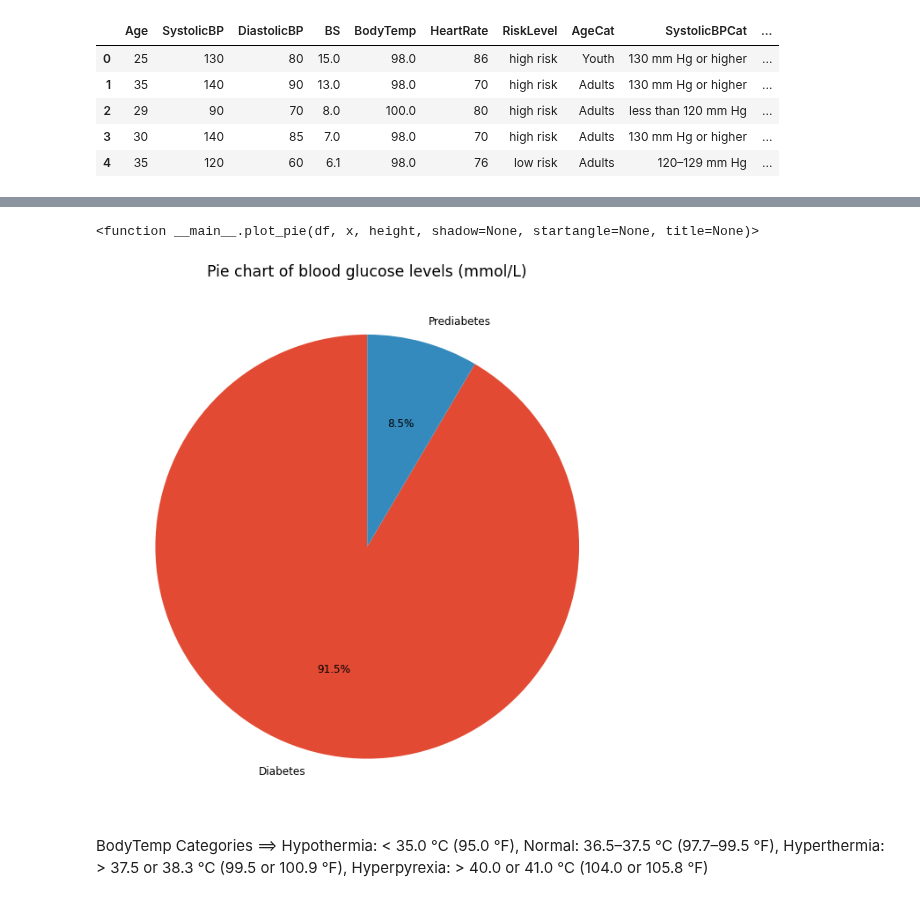
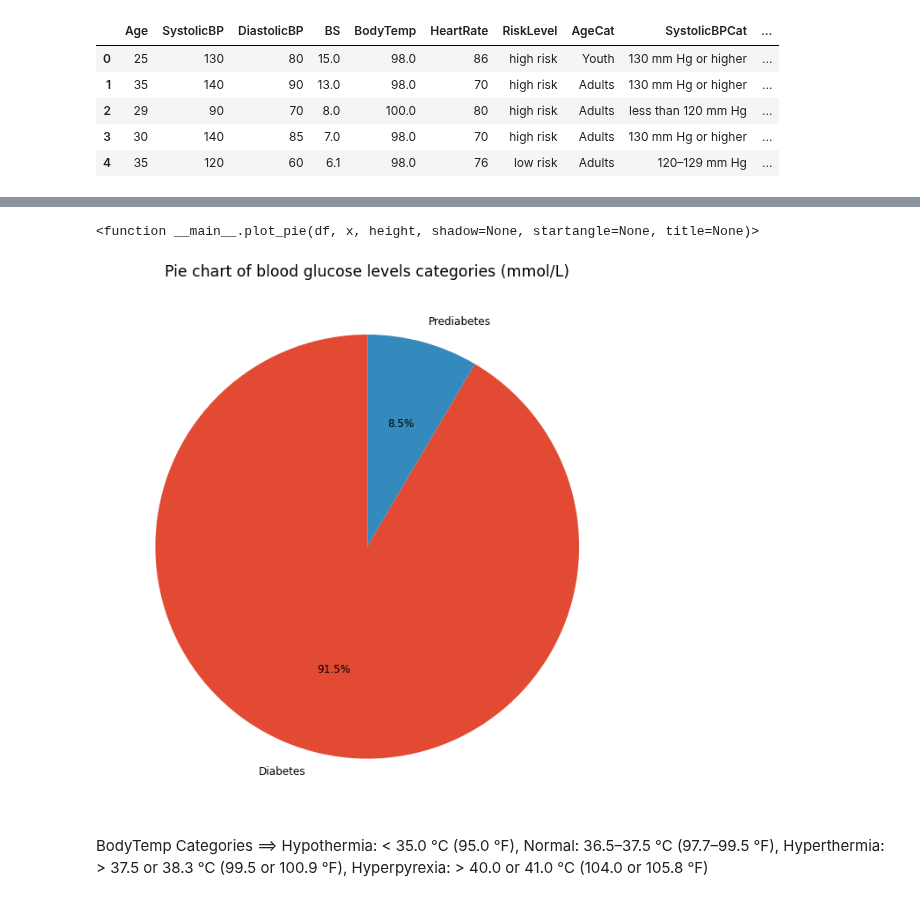
Before and after one commit to eldrigeampong/Data-Science, a Jupyter notebook: Scikit-learn/project1.ipynb, the cells around one changed output, grey strips where cells are left out. Cells and saved outputs as stored; diff of their text form; code cells hidden in the pictures.

```diff
--- a/Scikit-learn/project1.ipynb
+++ b/Scikit-learn/project1.ipynb
@@ -246,12 +246,12 @@ plot_bar(
 # %%
 plot_pie(
     df=df,
     x=df['BSCat'].value_counts().keys(), height=df['BSCat'].value_counts(normalize=True).values, startangle=90,
-    title='Pie chart of blood glucose levels (mmol/L)'
+    title='Pie chart of blood glucose levels categories (mmol/L)'
 )
 # %% [output]
 <function __main__.plot_pie(df, x, height, shadow=None, startangle=None, title=None)>
-[figure, old version]
+[figure, new version]
 # %% [markdown]
 BodyTemp Categories ==>
 Hypothermia: < 35.0 °C (95.0 °F),
```
Also changed, not shown: parts of 12 cells of this notebook, 7 other files.
